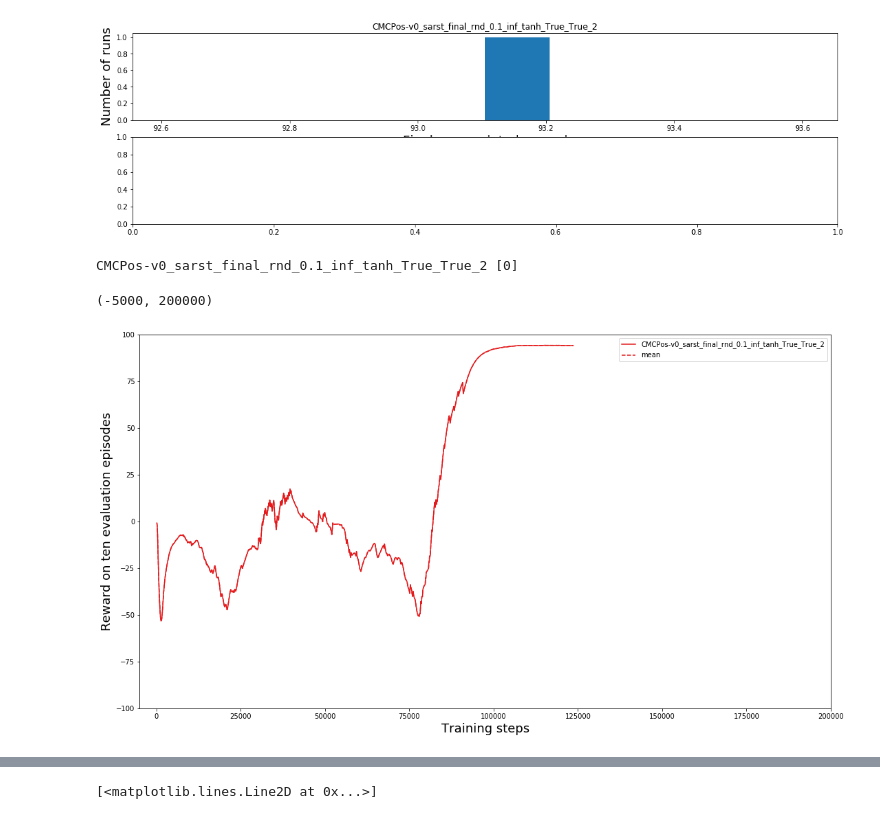
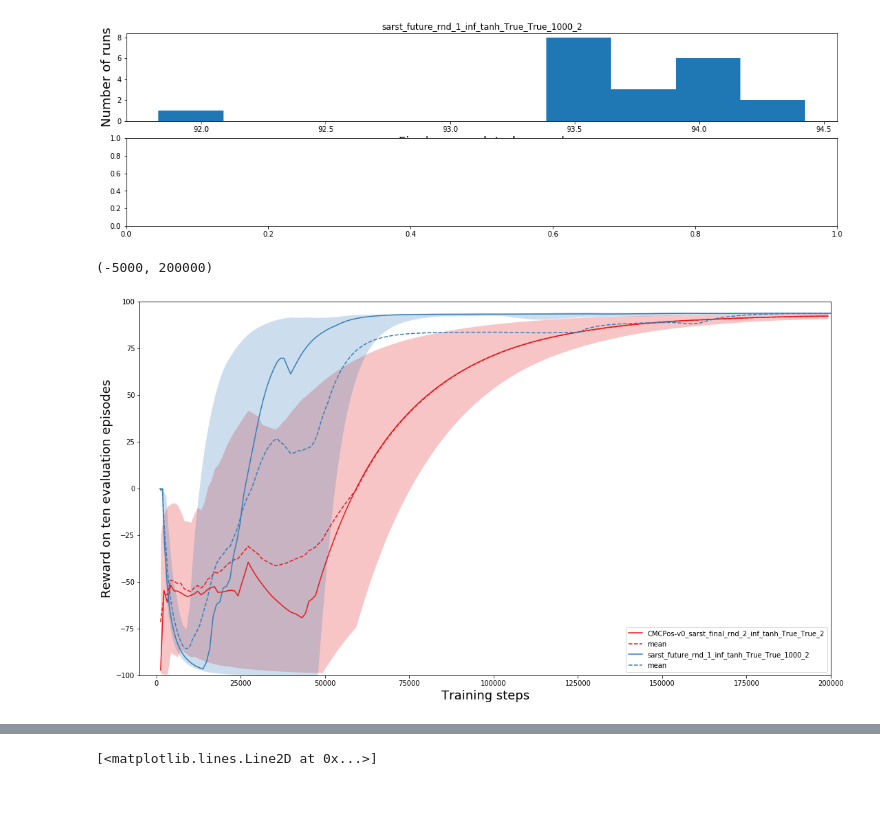
Before and after one commit to pifouuu/deep-rl, a Jupyter notebook: notebooks/sarst_comp_1_various_explo-Copy1.ipynb, the cells around one changed output, grey strips where cells are left out. Saved outputs shown, nothing was run; the diff lists cells and outputs as text; code cells hidden in the pictures.

```diff
--- a/notebooks/sarst_comp_1_various_explo-Copy1.ipynb
+++ b/notebooks/sarst_comp_1_various_explo-Copy1.ipynb
@@ -50,15 +12,20 @@ PARAMS = [
+# %%
+files = [
+    '../log/cluster/CMCPos-v0_sarst_final_rnd_2_inf_tanh_True_True_2',
+    '../log/results1000/sarst_future_rnd_1_inf_tanh_True_True_1000_2'
+]
 # %%
 frames = [] # List of pandas dataframes corresponding to each results file
-for PARAM in PARAMS:
+for file in files:
     # Fetching json files corresponding to one set of parameters
-    res_steps = glob.glob(LOGDIR + PARAM + '/*/' + 'log_steps/progress.json')
+    res_steps = glob.glob(file + '/*/' + 'log_steps/progress.json')
     for num_run, run in enumerate(res_steps):
         # Discarding runs with broken result files
         try:
             df = pd.read_json(run, lines=True)
         except ValueError:
             print("run "+run+": invalid")
-        df['params'] = PARAM
+        df['params'] = file.split('/')[-1]
         df['num_run']=num_run
         frames.append(df)
 # Creating the complete dataframe with all dat
@@ -86,6 +53,6 @@ expe_res_steps
 # %%
 # Only keeping lines corresponding to the evaluation at training step N
-N = 100000
+N = 199000
 res_final = expe_res_steps[expe_res_steps['training_step']==N]
 
 # For each set of parameters, plot the histogram of performances on the initial goal at step N over the different runs
@@ -96,60 +63,58 @@ for i,(name, g) in enumerate(res_final.groupby('params')['Test reward on initial
     axes[i].set_xlabel('Final accumulated reward', fontsize=18)
     axes[i].set_ylabel('Number of runs', fontsize=18)
 # %% [output]
-[figure, old version]
+[figure, new version]
 # %%
-# Retrieve for each set of parameters the list of runs with final performance over a given threshold.
-# Can be adapted to filter on different things
-# Store these runs numbers in a dictionary
-dico = {}
-for name, g in expe_res_steps[expe_res_steps['training_step']==100000].groupby('params'):
-#     dico[name] = list(g[g['Test reward on initial goal']>-100]['num_run'].values)
-    dico[name] = list(g['num_run'].values)
-    print(name, dico[name])
+# # Retrieve for each set of parameters the list of runs with final performance over a given threshold.
+# # Can be adapted to filter on different things
+# # Store these runs numbers in a dictionary
+# dico = {}
+# for name, g in expe_res_steps[expe_res_steps['training_step']==199192].groupby('params'):
+# #     dico[name] = list(g[g['Test reward on initial goal']>-100]['num_run'].values)
+#     dico[name] = list(g['num_run'].values)
+#     print(name, dico[name])
 
-# From the dictionary, compute a boolean dataframe, with True at index i if the data at index i of the result dataframe
-# matches the filter. Apply this boolean mask to the results dataframe to retrieve the filtered data
-def in_dico(g):
-    res = g['num_run'] in dico[g['params']]
-    res = (g['num_run'] in [0,1,2,4])
-    return res
-mask = expe_res_steps.apply(in_dico, axis=1)
-filtered = expe_res_steps[mask]
-# filtered = expe_res_steps
+# # From the dictionary, compute a boolean dataframe, with True at index i if the data at index i of the result dataframe
+# # matches the filter. Apply this boolean mask to the results dataframe to retrieve the filtered data
+# def in_dico(g):
+#     res = g['num_run'] in dico[g['params']]
+#     res = (g['num_run'] in [0,1,2,3,4])
+#     return res
+# mask = expe_res_steps.apply(in_dico, axis=1)
+# filtered = expe_res_steps[mask]
+filtered = expe_res_steps
 
 # Define the functions for the statistics we want to compute on the dataframe
 def quant_inf(x) : return x.quantile(0.1)
 def quant_sup(x) : return x.quantile(0.9)
 op_dict = {'Test reward on initial goal':[np.mean, np.median, quant_inf,quant_sup]}
 columns = ['Test reward on initial goal','training_step','params']
 
 # Apply these functions to the dataframe and store the results in additional columns
 stats_eval_init = filtered[columns].groupby(['training_step','params']).agg(op_dict).reset_index()
 
 # Exponentional smoothing of the curve. Increase the ewm parameter for more smoothing.
 stats_eval_init_smooth = stats_eval_init[['params','Test reward on initial goal']].groupby('params').apply(lambda x: x.ewm(30).mean())
 
 # Weird bug I had, where the word training caused problems
 stats_eval_init_smooth['trainin_step']=stats_eval_init['training_step']
 
 # Plot the statistics for the results of each set of parameters
 fig, ax = plt.subplots(figsize=(18,10))
 for i, (name, g) in enumerate(stats_eval_init_smooth.groupby(['params'])):
-    if name in PARAMS:
-        params = name.split('_')
+    params = name.split('_')
 #         ax.plot(g['trainin_step'], g['Test reward on initial goal']['mean'], label=name)
-        ax.plot(g['trainin_step'], g['Test reward on initial goal']['median'], label=name, color=colors[i])
-        ax.plot(g['trainin_step'], g['Test reward on initial goal']['mean'], color=colors[i], linestyle='dashed')
-        ax.fill_between(g['trainin_step'],
-                        g['Test reward on initial goal']['quant_inf'],
-                        g['Test reward on initial goal']['quant_sup'], alpha=0.25, linewidth=0, color=colors[i])
+    ax.plot(g['trainin_step'], g['Test reward on initial goal']['median'], label=name, color=colors[i])
+    ax.plot(g['trainin_step'], g['Test reward on initial goal']['mean'], color=colors[i], linestyle='dashed')
+    ax.fill_between(g['trainin_step'],
+                    g['Test reward on initial goal']['quant_inf'],
+                    g['Test reward on initial goal']['quant_sup'], alpha=0.25, linewidth=0, color=colors[i])
 ax.legend()
 ax.set_xlabel('Training steps', fontsize=18)
 ax.set_ylabel('Reward on ten evaluation episodes', fontsize=18)
 ax.set_ylim([-100,100])
 ax.set_xlim([-5000,200000])
 # %% [output]
-CMCPos-v0_sarst_final_rnd_0.1_inf_tanh_True_True_2 [0]
+(-5000, 200000)
-(-5000, 200000)
-[figure, old version]
+[figure, new version]
 # %%
```
Also changed, not shown: parts of 3 cells of this notebook, 11 other files.
